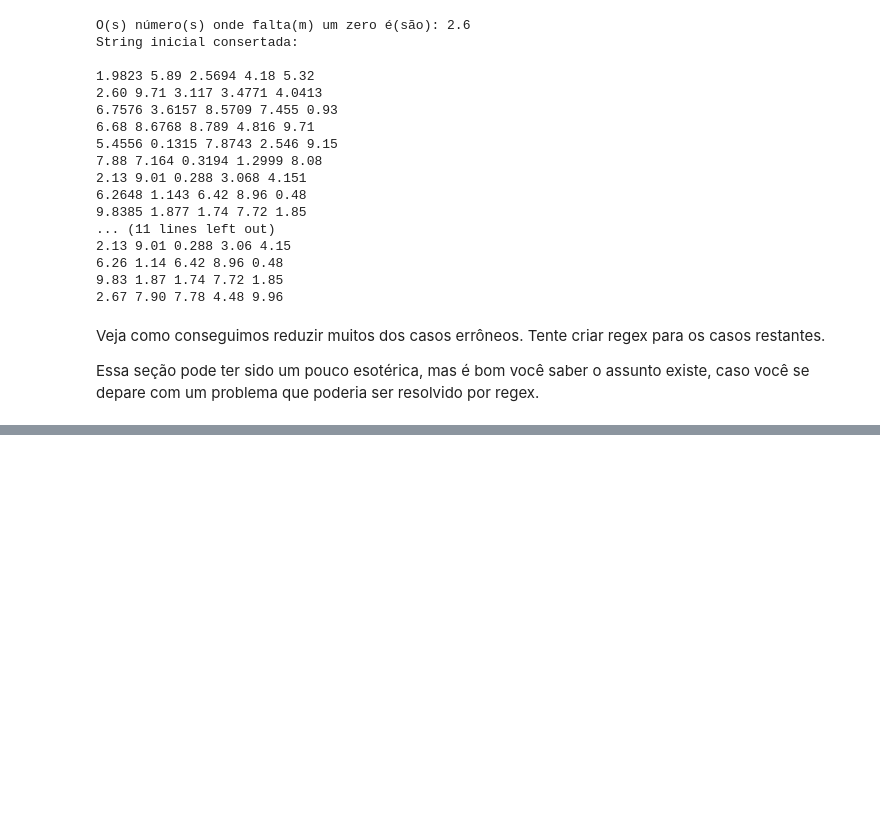
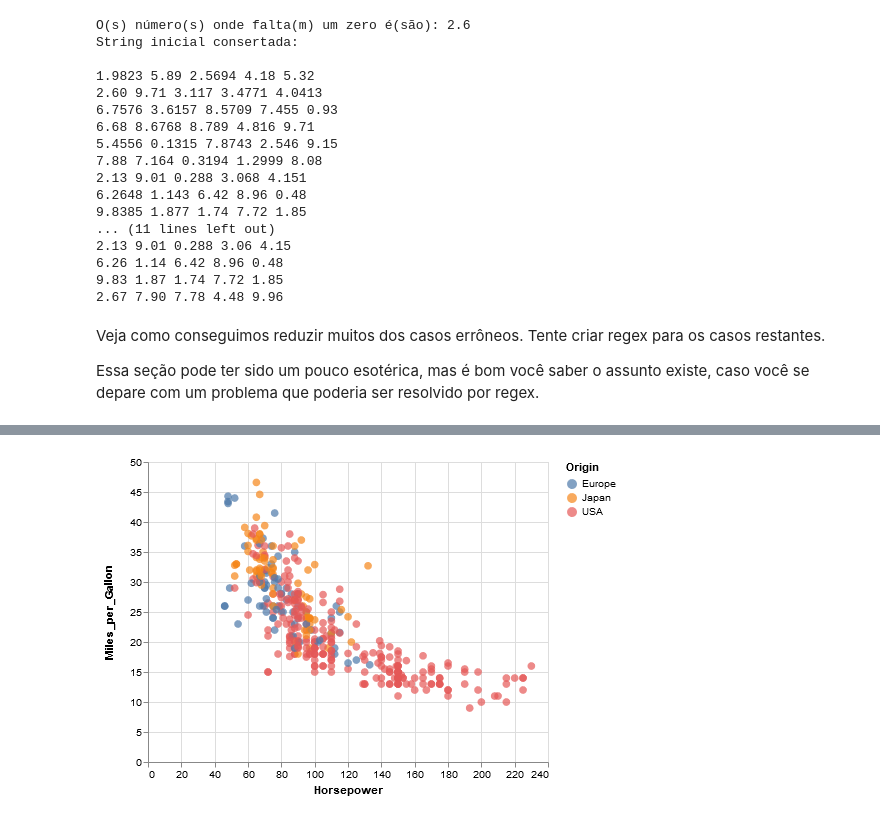
Before and after one commit to KarlClinckspoor/CursoPython, a Jupyter notebook: Aula 10 - Algumas ferramentas.ipynb, the cells around one changed output, grey strips where cells are left out. Drawn from its saved outputs; the diff is of its cells as text; code cells hidden in the pictures; blank space fills up the shorter version.

```diff
--- a/Aula 10 - Algumas ferramentas.ipynb
+++ b/Aula 10 - Algumas ferramentas.ipynb
@@ -381,0 +476,14 @@ Essa seção pode ter sido um pouco esotérica, mas é bom você saber o assunto
+# %%
+import altair as alt
+alt.renderers.enable('notebook')
+from vega_datasets import data
+
+cars = data.cars()
+
+alt.Chart(cars).mark_circle(size=60).encode(
+    x='Horsepower',
+    y='Miles_per_Gallon',
+    color='Origin',
+    tooltip=['Name', 'Origin', 'Horsepower', 'Miles_per_Gallon']
+).interactive()
+# %% [output]
@@ -381,0 +491 @@ Essa seção pode ter sido um pouco esotérica, mas é bom você saber o assunto
+[figure, added]
```
Also changed, not shown: parts of 11 cells of this notebook, 1 other file.
